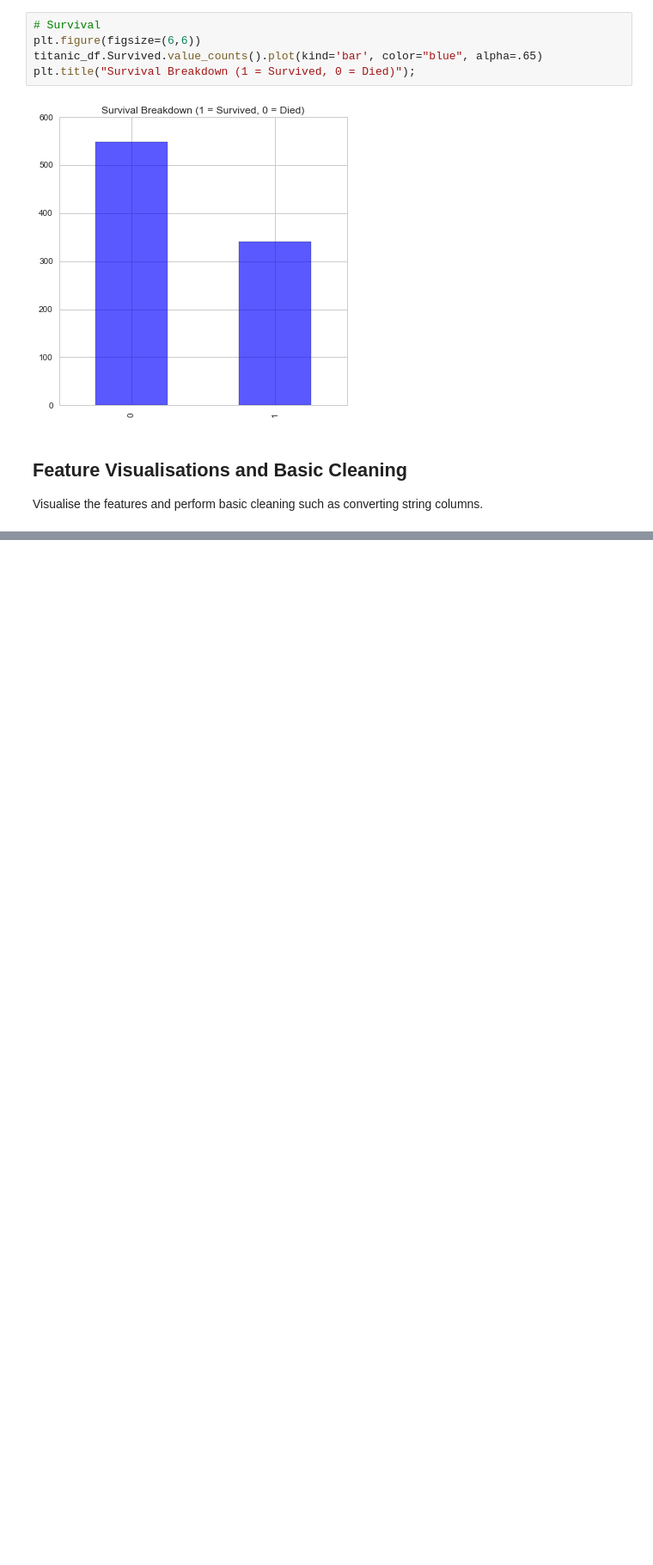
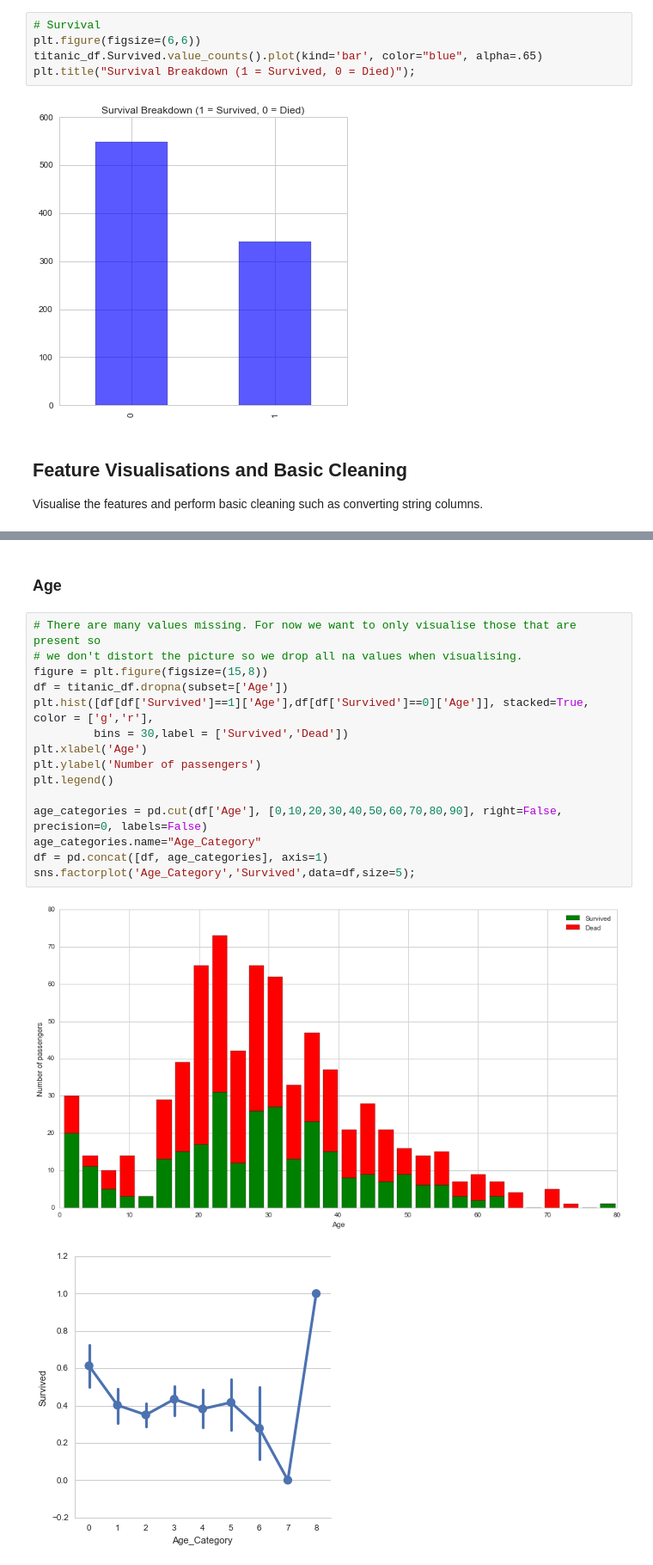
Before and after one commit to Statoil/KagglePlayground, a Jupyter notebook: Titanic/Python/Visualise.ipynb, the cells around one changed output, grey strips where cells are left out. Shown at 86% size. Drawn from its saved outputs; the diff is of its cells as text; blank space fills up the shorter version.

```diff
--- a/Titanic/Python/Titanic.ipynb
+++ b/Titanic/Python/Visualise.ipynb
@@ -214,0 +217,20 @@ sns.factorplot('Pclass','Survived',order=[1,2,3], data=titanic_df,size=5);
+# %% [markdown]
+### Age ###
+# %%
+# There are many values missing. For now we want to only visualise those that are present so
+# we don't distort the picture so we drop all na values when visualising.
+figure = plt.figure(figsize=(15,8))
+df = titanic_df.dropna(subset=['Age'])
+plt.hist([df[df['Survived']==1]['Age'],df[df['Survived']==0]['Age']], stacked=True, color = ['g','r'],
+         bins = 30,label = ['Survived','Dead'])
+plt.xlabel('Age')
+plt.ylabel('Number of passengers')
+plt.legend()
+
+age_categories = pd.cut(df['Age'], [0,10,20,30,40,50,60,70,80,90], right=False, precision=0, labels=False)
+age_categories.name="Age_Category"
+df = pd.concat([df, age_categories], axis=1)
+sns.factorplot('Age_Category','Survived',data=df,size=5);
+# %% [output]
+[figure, added]
+[figure, added]
```
Also changed, not shown: parts of 26 cells of this notebook, 2 other files.
